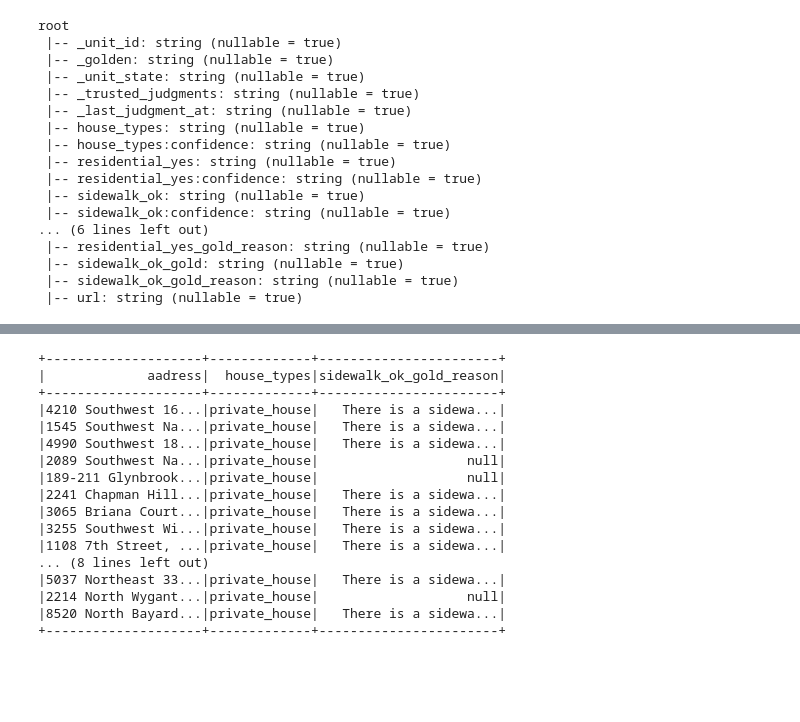
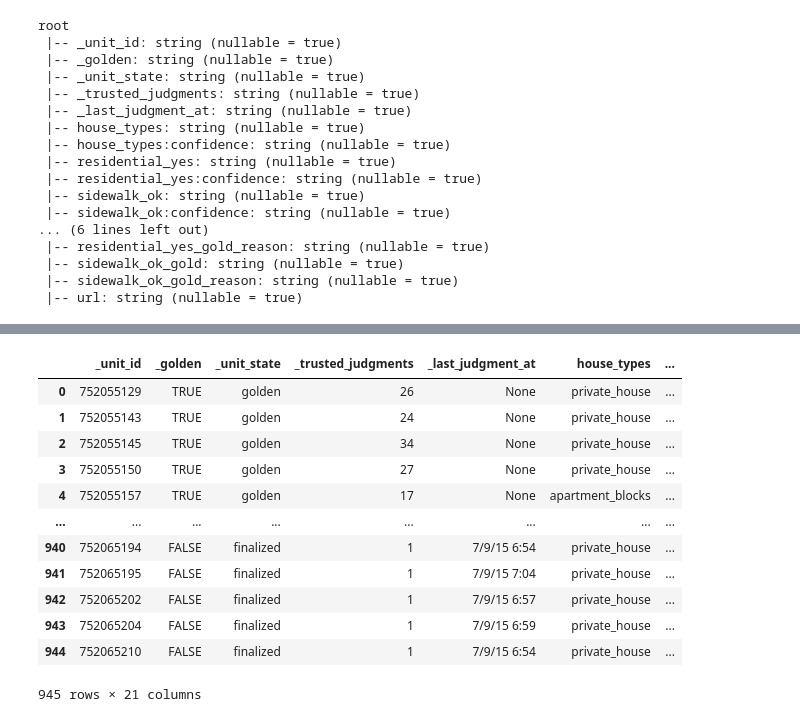
Before and after one commit to nicolacave/capstone_1, a Jupyter notebook: spark_book.ipynb, the cells around one changed output, grey strips where cells are left out. Saved outputs shown, nothing was run; the diff lists cells and outputs as text; code cells hidden in the pictures; blank space fills up the shorter version.

```diff
--- a/spark_book.ipynb
+++ b/spark_book.ipynb
@@ -59,28 +65,25 @@ result1.show()
 # %%
 query2 = ('''
-         SELECT aadress, house_types, sidewalk_ok_gold_reason
+         SELECT *
          FROM housing
-         WHERE sidewalk_ok = 'yes'
-         LIMIT 20;
+         WHERE sidewalk_ok = 'no'
+         ;
          ''')
 
-result2 = spark.sql(query2)
-result2.show()
+sidewalk_not_ok = spark.sql(query2).toPandas()
+
+sidewalk_not_ok #pd df
 # %% [output]
+|  | _unit_id | _golden | _unit_state | _trusted_judgments | _last_judgment_at | house_types | ... |
+| 0 | 752055129 | TRUE | golden | 26 | None | private_house | ... |
+| 1 | 752055143 | TRUE | golden | 24 | None | private_house | ... |
+| 2 | 752055145 | TRUE | golden | 34 | None | private_house | ... |
+| 3 | 752055150 | TRUE | golden | 27 | None | private_house | ... |
+| 4 | 752055157 | TRUE | golden | 17 | None | apartment_blocks | ... |
+| ... | ... | ... | ... | ... | ... | ... | ... |
+| 940 | 752065194 | FALSE | finalized | 1 | 7/9/15 6:54 | private_house | ... |
+| 941 | 752065195 | FALSE | finalized | 1 | 7/9/15 7:04 | private_house | ... |
+| 942 | 752065202 | FALSE | finalized | 1 | 7/9/15 6:57 | private_house | ... |
+| 943 | 752065204 | FALSE | finalized | 1 | 7/9/15 6:59 | private_house | ... |
+| 944 | 752065210 | FALSE | finalized | 1 | 7/9/15 6:54 | private_house | ... |
-+--------------------+-------------+-----------------------+
-|             aadress|  house_types|sidewalk_ok_gold_reason|
-+--------------------+-------------+-----------------------+
-|4210 Southwest 16...|private_house|   There is a sidewa...|
-|1545 Southwest Na...|private_house|   There is a sidewa...|
-|4990 Southwest 18...|private_house|   There is a sidewa...|
-|2089 Southwest Na...|private_house|                   null|
-|189-211 Glynbrook...|private_house|                   null|
-|2241 Chapman Hill...|private_house|   There is a sidewa...|
-|3065 Briana Court...|private_house|   There is a sidewa...|
-|3255 Southwest Wi...|private_house|   There is a sidewa...|
-|1108 7th Street, ...|private_house|   There is a sidewa...|
-... (8 lines left out)
-|5037 Northeast 33...|private_house|   There is a sidewa...|
-|2214 North Wygant...|private_house|                   null|
-|8520 North Bayard...|private_house|   There is a sidewa...|
-+--------------------+-------------+-----------------------+
+945 rows × 21 columns
```
Also changed, not shown: parts of 7 cells of this notebook.
